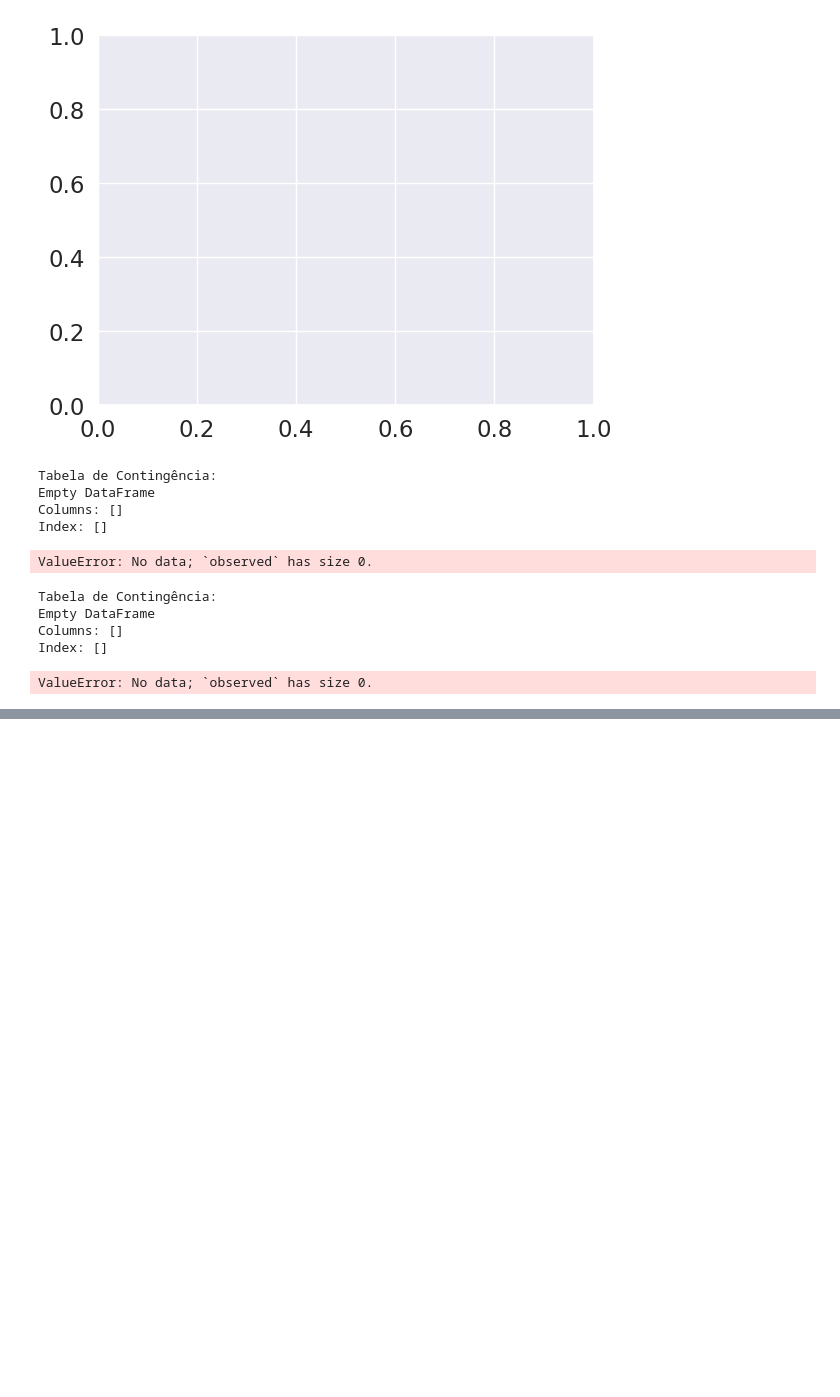
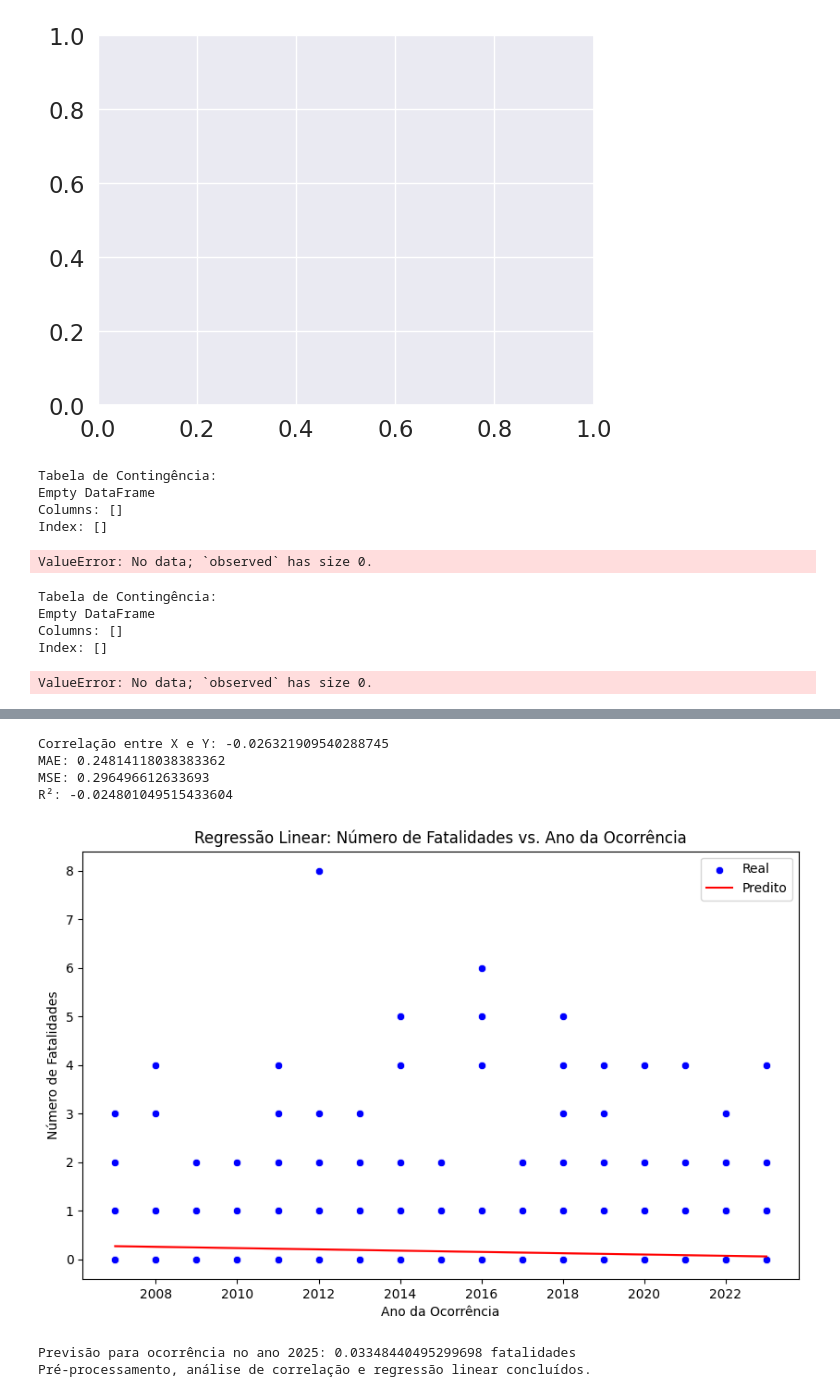
Before and after one commit to rhaulmendonca/Acidentes-por-Aeronave, a Jupyter notebook: Sistemas de Apoio à Decisão/CENIPA_Acidentes_por_aeronave.ipynb, the cells around one changed output, grey strips where cells are left out. Drawn from its saved outputs; the diff is of its cells as text; code cells hidden in the pictures; blank space fills up the shorter version.

```diff
--- a/Sistemas de Apoio à Decisão/CENIPA_Acidentes_por_aeronave.ipynb
+++ b/Sistemas de Apoio à Decisão/CENIPA_Acidentes_por_aeronave.ipynb
@@ -814,0 +868,49 @@ ValueError: No data; `observed` has size 0.
+# %%
+# Definir variáveis X e Y
+X = df[['Ano da ocorrência']]
+y = df['Total de fatalidades']
+
+correlacao = np.corrcoef(X.values.ravel(), y.values.ravel())
+print(f'Correlação entre X e Y: {correlacao[0,1]}')
+
+# Divisão entre treino e teste
+X_train, X_test, y_train, y_test = train_test_split(X, y, test_size=0.2, random_state=42)
+
+# ---- ETAPA 2: TREINAMENTO DO MODELO ----
+modelo = LinearRegression()
+modelo.fit(X_train, y_train)
+
+# ---- ETAPA 3: AVALIAÇÃO DO MODELO ----
+y_pred = modelo.predict(X_test)
+mae = mean_absolute_error(y_test, y_pred)
+mse = mean_squared_error(y_test, y_pred)
+r2 = r2_score(y_test, y_pred)
+
+print(f'MAE: {mae}')
+print(f'MSE: {mse}')
+print(f'R²: {r2}')
+
+# ---- ETAPA 4: VISUALIZAÇÃO ----
+plt.figure(figsize=(10, 6))
+sbn.scatterplot(x=X_test['Ano da ocorrência'], y=y_test, label='Real', color='blue')
+sbn.lineplot(x=X_test['Ano da ocorrência'], y=y_pred, label='Predito', color='red')
+plt.title('Regressão Linear: Número de Fatalidades vs. Ano da Ocorrência')
+plt.xlabel('Ano da Ocorrência')
+plt.ylabel('Número de Fatalidades')
+plt.legend()
+plt.show()
+
+# ---- ETAPA 5: TESTE DE PREVISÃO ----
+# Exemplo: previsão para uma ocorrência no ano 2025
+predicao_2025 = modelo.predict([[2025]])
+print(f'Previsão para ocorrência no ano 2025: {predicao_2025[0]} fatalidades')
+
+print("Pré-processamento, análise de correlação e regressão linear concluídos.")
+# %% [output]
+Correlação entre X e Y: -0.026321909540288745
+MAE: 0.24814118038383362
+MSE: 0.296496612633693
+R²: -0.024801049515433604
+[figure, added]
+Previsão para ocorrência no ano 2025: 0.03348440495299698 fatalidades
+Pré-processamento, análise de correlação e regressão linear concluídos.
```
Also changed, not shown: parts of 10 cells of this notebook.
